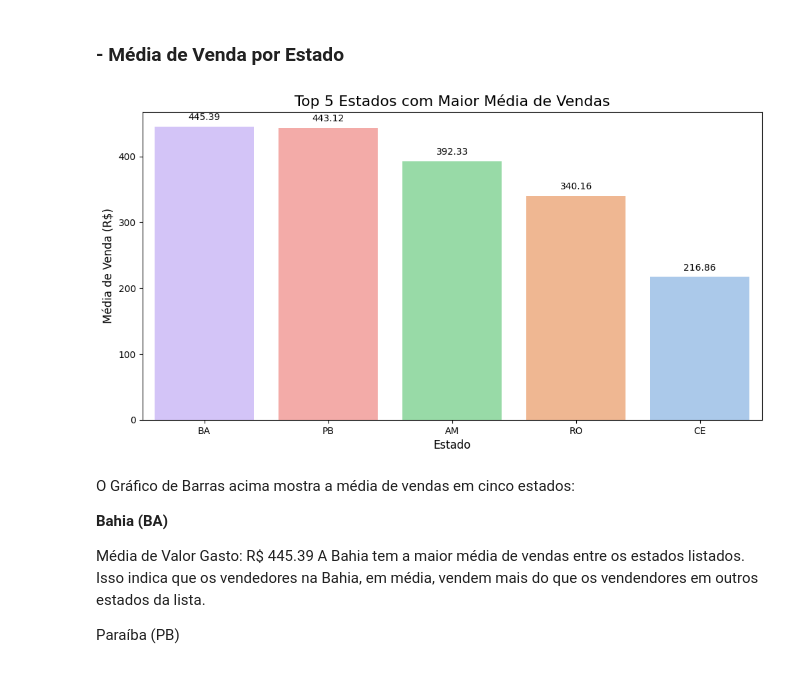
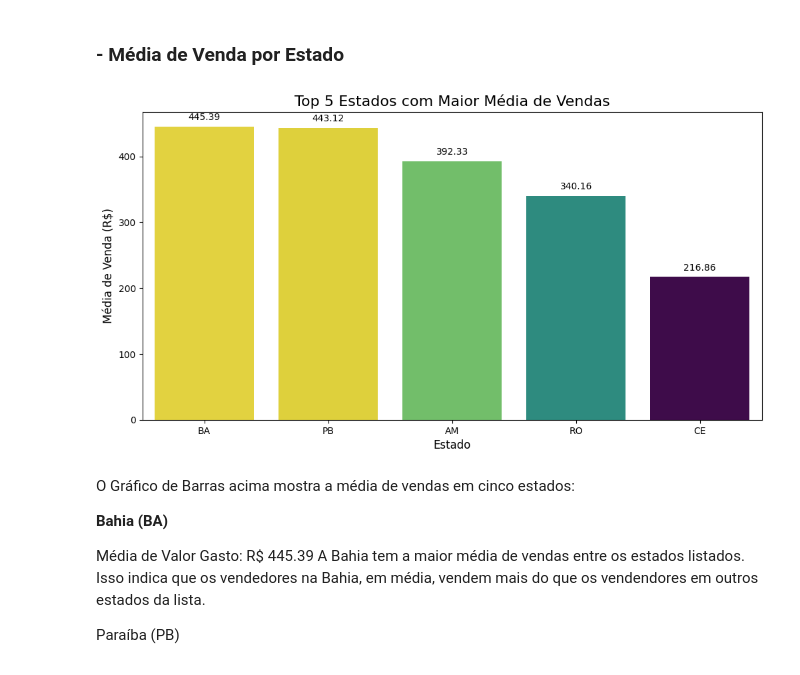
Before and after one commit to reprograma/on33-python-s14-analise-de-dados, a Jupyter notebook: Carolyne-Oliveira/para-casa/Analise_Olist.ipynb, the cells around one changed output. Cells and saved outputs as stored; diff of their text form; code cells hidden in the pictures.

```diff
--- a/Carolyne-Oliveira/para-casa/Analise_Olist.ipynb
+++ b/Carolyne-Oliveira/para-casa/Analise_Olist.ipynb
@@ -1196,7 +1197,7 @@ top3_estados = clientes_por_estado.head(3)
 
 # Plotando o gráfico de barras
 plt.figure(figsize=(10, 6))
-ax = sns.barplot(x=top3_estados.index, y=top3_estados.values, hue=top3_estados.index, palette='pastel', legend=False)
+ax = sns.barplot(x=top3_estados.index, y=top3_estados.values, hue=top3_estados.index, palette='viridis', legend=False)
 
 # Adicionando rótulos às barras
 for p in ax.patches:
@@ -1231,7 +1232,7 @@ produtos_por_categoria = produtos_por_categoria.sort_values(by='Quantidade Vendi
 
 # Plotando a distribuição por categoria (gráfico de barras)
 plt.figure(figsize=(15, 6))
-ax = sns.barplot(x='Quantidade Vendida', y='Categoria', data=produtos_por_categoria.head(10), hue='Categoria', palette='pastel')
+ax = sns.barplot(x='Quantidade Vendida', y='Categoria', data=produtos_por_categoria.head(10), hue='Categoria', palette='viridis')
 
 # Adicionando rótulos às barras
 for p in ax.patches:
@@ -1285,7 +1286,7 @@ top5_estados = media_por_estado.head(5)
 
 # Plotando o gráfico de barras
 plt.figure(figsize=(12, 6))
-ax = sns.barplot(x='Estado', y='Média de Valor Gasto', data=top5_estados, hue='Média de Valor Gasto', palette='pastel', legend=False)
+ax = sns.barplot(x='Estado', y='Média de Valor Gasto', data=top5_estados, hue='Média de Valor Gasto', palette='viridis', legend=False)
 
 # Adicionando rótulos às barras
 for p in ax.patches:
@@ -1343,7 +1344,7 @@ preco_por_categoria = preco_por_categoria.sort_values(by='Preço Total', ascendi
 
 # Plotando o gráfico de barras horizontais
 plt.figure(figsize=(12, 6))
-ax = sns.barplot(x='Preço Total', y='Categoria', data=preco_por_categoria, hue='Preço Total', palette='pastel', legend=False)
+ax = sns.barplot(x='Preço Total', y='Categoria', data=preco_por_categoria, hue='Preço Total', palette='viridis', legend=False)
 
 # Adicionando rótulos às barras
 for p in ax.patches:
@@ -1376,33 +1377,33 @@ As categorias "utilidades_domesticas", "cool_stuff" e "automotivo" também apres
 # %%
 # Verificar a média
 media_por_estado = df_vendas_olist.groupby('seller_state')['price'].mean().reset_index()
 media_por_estado.columns = ['Estado', 'Média de Venda']
 
 # Ordenando os produtos pelo maior valor
 media_por_estado = media_por_estado.sort_values(by='Média de Venda', ascending=False)
 
 # Selecionando os cinco estados com a maior média de valor gasto
 top5_estados = media_por_estado.head(5)
 
 # Plotando o gráfico de barras
 plt.figure(figsize=(12, 6))
-ax = sns.barplot(x='Estado', y='Média de Venda', data=top5_estados, hue='Média de Venda', palette='pastel', legend=False)
+ax = sns.barplot(x='Estado', y='Média de Venda', data=top5_estados, hue='Média de Venda', palette='viridis', legend=False)
 
 # Adicionando rótulos às barras
 for p in ax.patches:
     ax.annotate(f'{p.get_height():,.2f}',
                 (p.get_x() + p.get_width() / 2, p.get_height()),
                 ha='center', va='bottom',
                 fontsize=10, color='black',
                 xytext=(0, 5),
                 textcoords='offset points')
 
 plt.title('Top 5 Estados com Maior Média de Vendas', fontsize=16)
 plt.xlabel('Estado', fontsize=12)
 plt.ylabel('Média de Venda (R$)', fontsize=12)
 plt.show()
 # %% [output]
-[figure, old version]
+[figure, new version]
 # %% [markdown]
 O Gráfico de Barras acima mostra a média de vendas em cinco estados:
 
```
Also changed, not shown: parts of 12 cells of this notebook.
